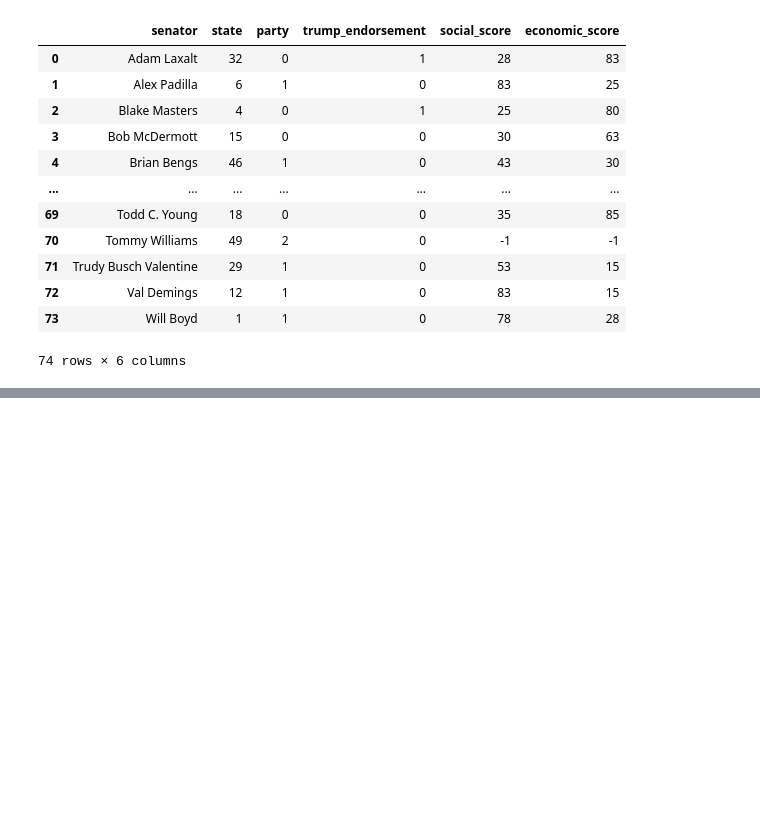
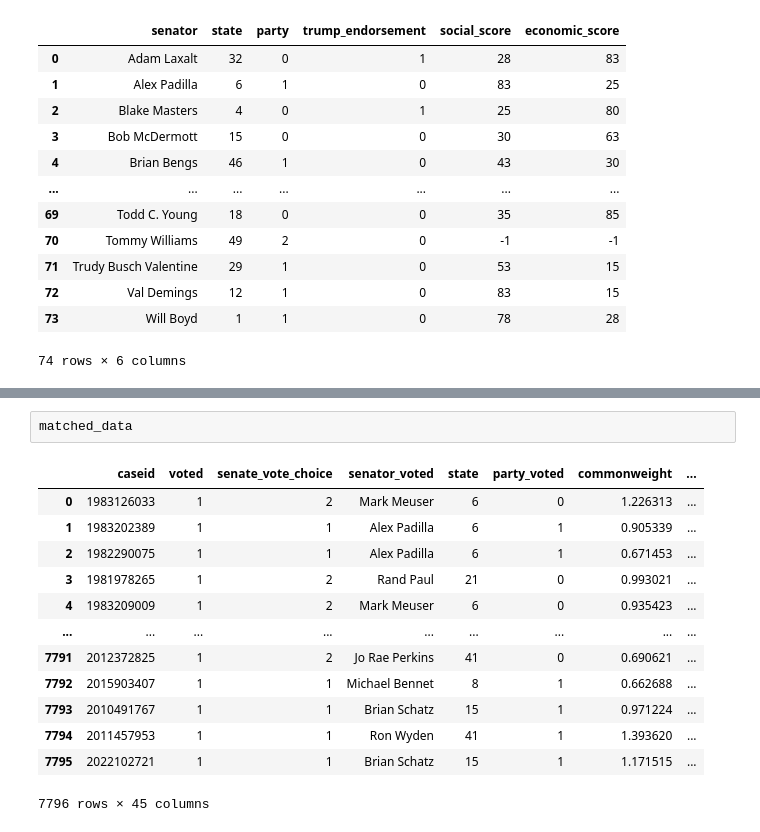
Before and after one commit to macs30200-s23/replication-materials-yuanninghuang, a Jupyter notebook: draft.ipynb, the cells around one changed output, grey strips where cells are left out. Saved outputs shown, nothing was run; the diff lists cells and outputs as text; blank space fills up the shorter version.

```diff
--- a/draft.ipynb
+++ b/draft.ipynb
@@ -302,0 +452,16 @@ merged_df
+# %%
+matched_data
+# %% [output]
+|  | caseid | voted | senate_vote_choice | senator_voted | state | party_voted | commonweight | ... |
+| 0 | 1983126033 | 1 | 2 | Mark Meuser | 6 | 0 | 1.226313 | ... |
+| 1 | 1983202389 | 1 | 1 | Alex Padilla | 6 | 1 | 0.905339 | ... |
+| 2 | 1982290075 | 1 | 1 | Alex Padilla | 6 | 1 | 0.671453 | ... |
+| 3 | 1981978265 | 1 | 2 | Rand Paul | 21 | 0 | 0.993021 | ... |
+| 4 | 1983209009 | 1 | 2 | Mark Meuser | 6 | 0 | 0.935423 | ... |
+| ... | ... | ... | ... | ... | ... | ... | ... | ... |
+| 7791 | 2012372825 | 1 | 2 | Jo Rae Perkins | 41 | 0 | 0.690621 | ... |
+| 7792 | 2015903407 | 1 | 1 | Michael Bennet | 8 | 1 | 0.662688 | ... |
+| 7793 | 2010491767 | 1 | 1 | Brian Schatz | 15 | 1 | 0.971224 | ... |
+| 7794 | 2011457953 | 1 | 1 | Ron Wyden | 41 | 1 | 1.393620 | ... |
+| 7795 | 2022102721 | 1 | 1 | Brian Schatz | 15 | 1 | 1.171515 | ... |
+7796 rows × 45 columns
```
Also changed, not shown: parts of 13 cells of this notebook.
